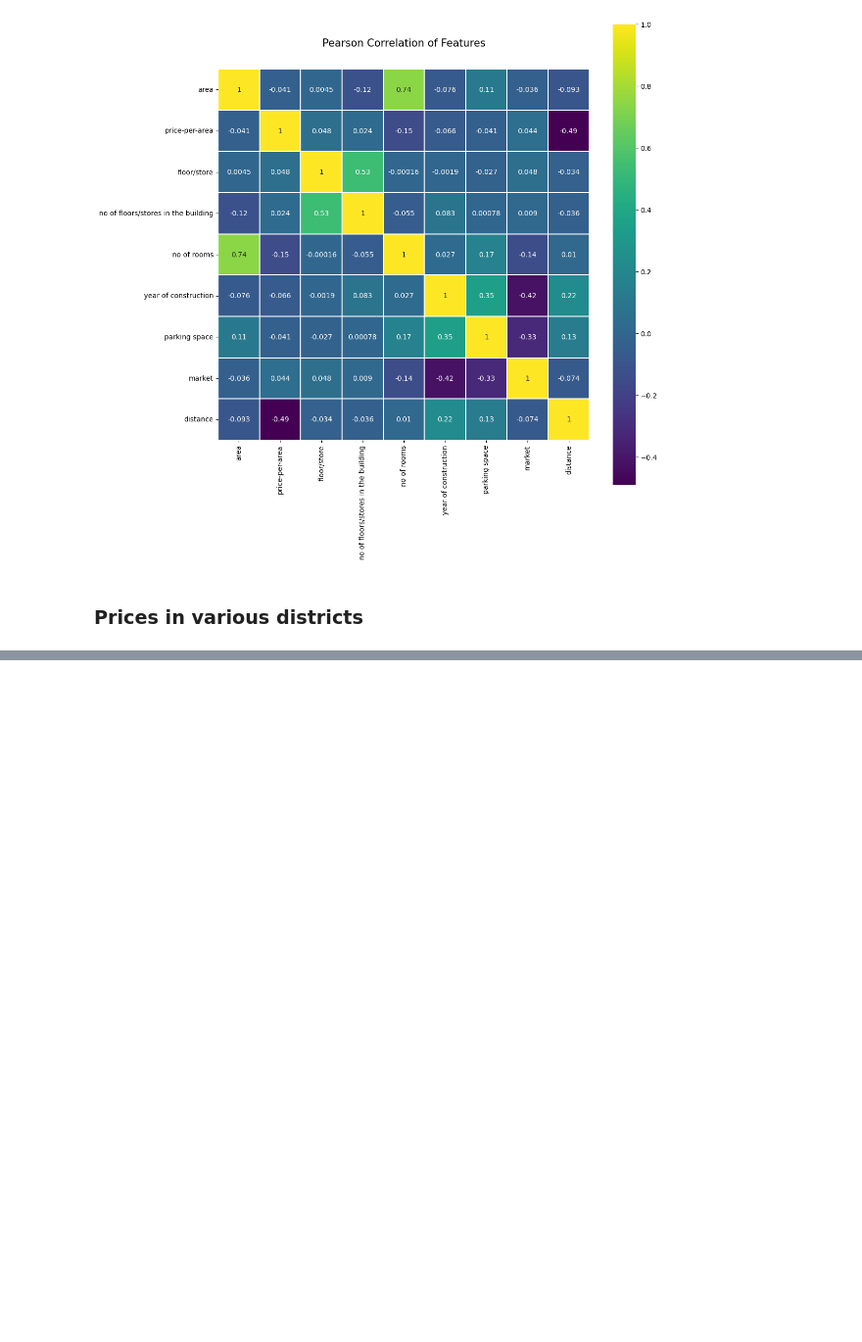
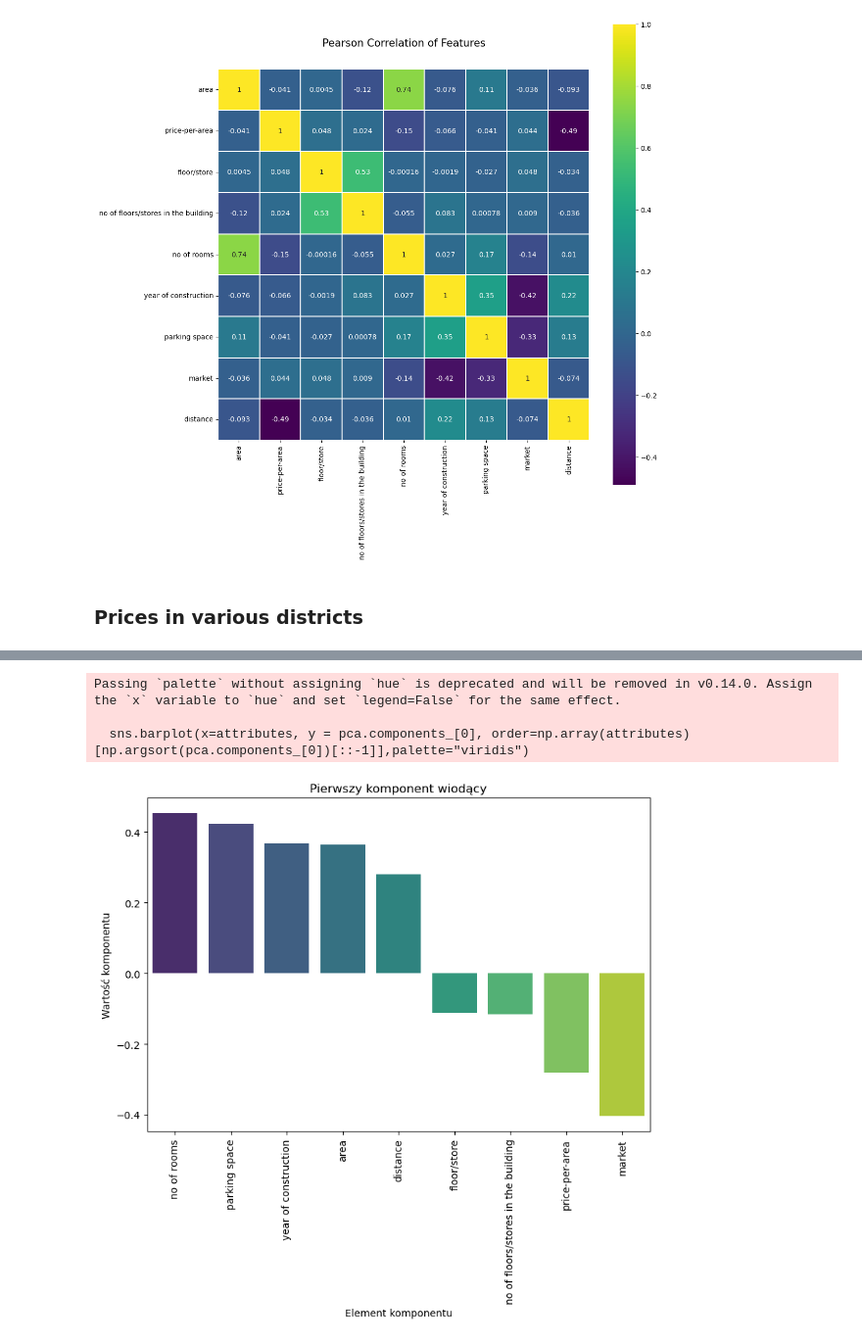
Before and after one commit to ksobczykR2DS/cracow-house-market-analysis, a Jupyter notebook: analysis/data_analysis.ipynb, the cells around one changed output, grey strips where cells are left out. Shown at 98% size. Saved outputs shown, nothing was run; the diff lists cells and outputs as text; code cells hidden in the pictures; blank space fills up the shorter version.

```diff
--- a/analysis/data_analysis.ipynb
+++ b/analysis/data_analysis.ipynb
@@ -107,0 +119,3 @@ plt.show()
+# %%
+attributes= list(df_reduced.columns.values)
+values = df_reduced.values
@@ -107,0 +146,3 @@ plt.show()
+# %%
+scaler = StandardScaler()
+normalized_values = scaler.fit_transform(df_reduced)
@@ -107,0 +165,16 @@ plt.show()
+# %%
+pca = PCA()
+X_pca = pca.fit_transform(normalized_values)
+# %%
+plt.figure(figsize=(9,6))
+sns.barplot(x=attributes, y = pca.components_[0], order=np.array(attributes)[np.argsort(pca.components_[0])[::-1]],palette="viridis")
+plt.xlabel('Element komponentu')
+plt.xticks(rotation=90)
+plt.ylabel('Wartość komponentu')
+plt.title('Pierwszy komponent wiodący')
+plt.show()
+# %% [output]
+Passing `palette` without assigning `hue` is deprecated and will be removed in v0.14.0. Assign the `x` variable to `hue` and set `legend=False` for the same effect.
+
+  sns.barplot(x=attributes, y = pca.components_[0], order=np.array(attributes)[np.argsort(pca.components_[0])[::-1]],palette="viridis")
+[figure, added]
```
Also changed, not shown: parts of 12 cells of this notebook, 1 other file.
